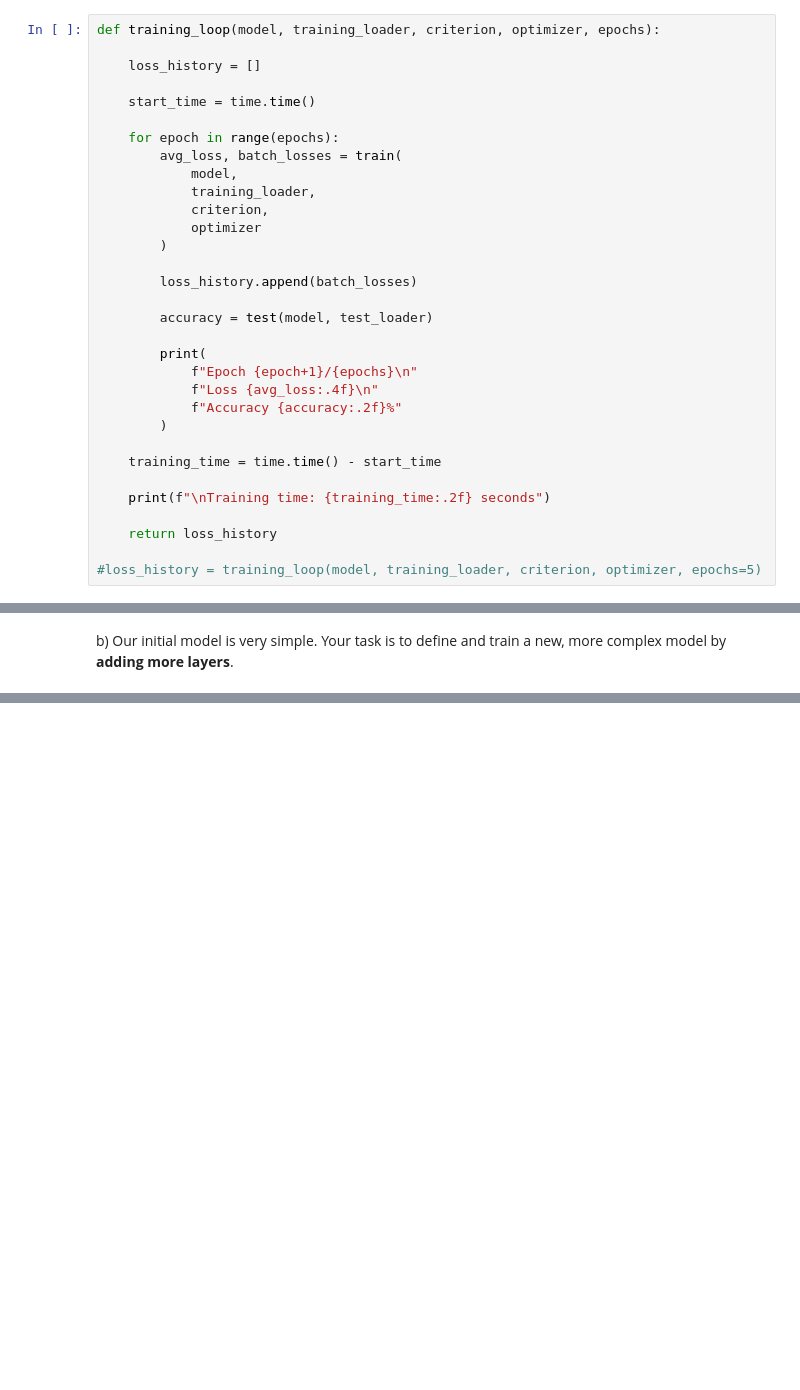
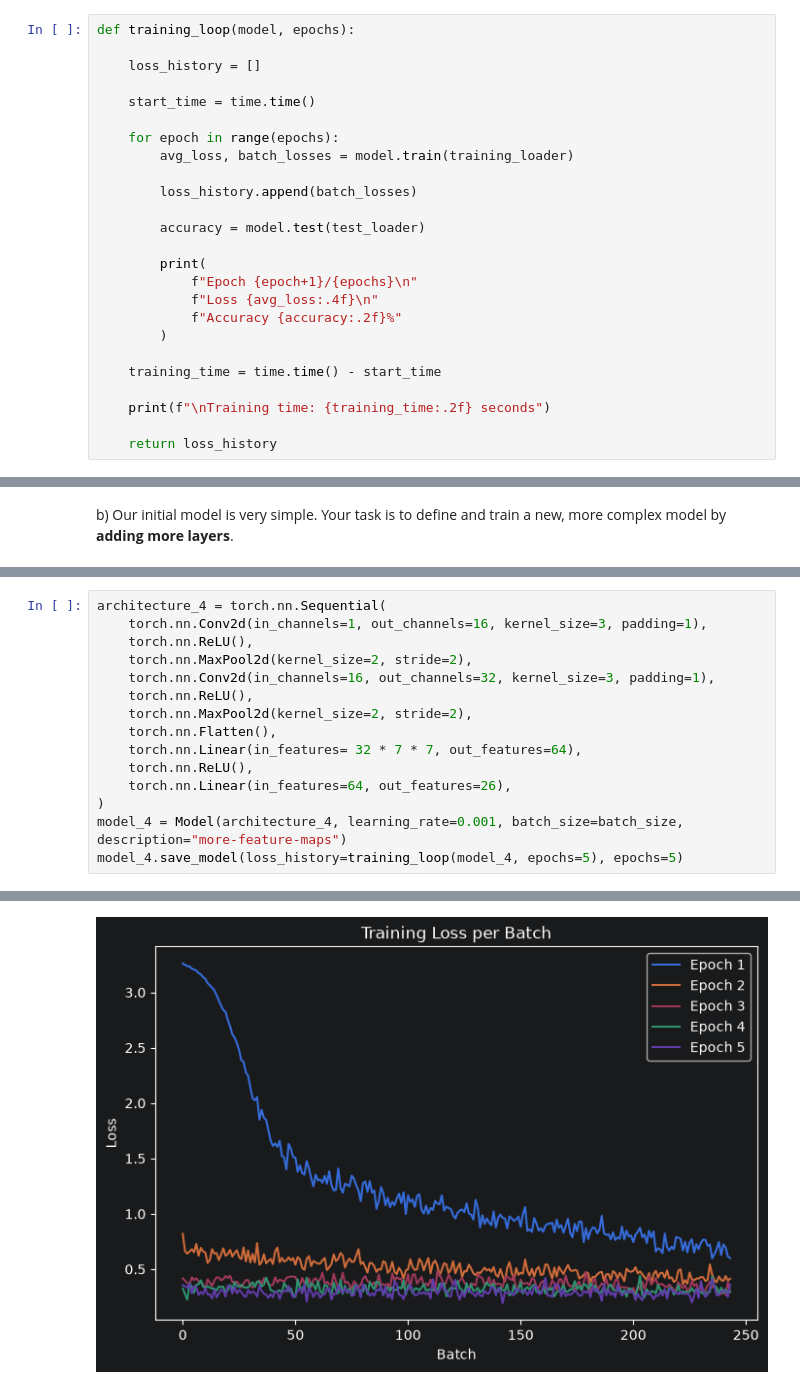
Before and after one commit to DerIltis/IAOR_SS26, a Jupyter notebook: src/final_project.ipynb, the cells around one changed output, grey strips where cells are left out. Saved outputs shown, nothing was run; the diff lists cells and outputs as text; blank space fills up the shorter version.

Commit message:
define model class to reduce redundancies, add two more models for testing

```diff
--- a/src/final_project.ipynb
+++ b/src/final_project.ipynb
@@ -133,23 +154,18 @@ def test(model, test_loader):
 # %% [markdown]
 ##### Training Loop
 # %%
-def training_loop(model, training_loader, criterion, optimizer, epochs):
+def training_loop(model, epochs):
 
     loss_history = []
 
     start_time = time.time()
 
     for epoch in range(epochs):
-        avg_loss, batch_losses = train(
-            model,
-            training_loader,
-            criterion,
-            optimizer
-        )
+        avg_loss, batch_losses = model.train(training_loader)
 
         loss_history.append(batch_losses)
 
-        accuracy = test(model, test_loader)
+        accuracy = model.test(test_loader)
 
         print(
             f"Epoch {epoch+1}/{epochs}\n"
@@ -162,8 +178,6 @@ def training_loop(model, training_loader, criterion, optimizer, epochs):
     print(f"\nTraining time: {training_time:.2f} seconds")
 
     return loss_history
-
-#loss_history = training_loop(model, training_loader, criterion, optimizer, epochs=5)
 # %% [markdown]
 ##### Training Loss Plot
 # %%
@@ -345,0 +260,16 @@ Model saved to: models/cnn_pooling-between_epo_5_bts_512_lay_8_opt_Adam_tim_1786
+# %%
+architecture_4 = torch.nn.Sequential(
+    torch.nn.Conv2d(in_channels=1, out_channels=16, kernel_size=3, padding=1),
+    torch.nn.ReLU(),
+    torch.nn.MaxPool2d(kernel_size=2, stride=2),
+    torch.nn.Conv2d(in_channels=16, out_channels=32, kernel_size=3, padding=1),
+    torch.nn.ReLU(),
+    torch.nn.MaxPool2d(kernel_size=2, stride=2),
+    torch.nn.Flatten(),
+    torch.nn.Linear(in_features= 32 * 7 * 7, out_features=64),
+    torch.nn.ReLU(),
+    torch.nn.Linear(in_features=64, out_features=26),
+)
+model_4 = Model(architecture_4, learning_rate=0.001, batch_size=batch_size, description="more-feature-maps")
+model_4.save_model(loss_history=training_loop(model_4, epochs=5), epochs=5)
+# %% [output]
@@ -345,0 +295 @@ Model saved to: models/cnn_pooling-between_epo_5_bts_512_lay_8_opt_Adam_tim_1786
+[figure, added]
```
Also changed, not shown: parts of 20 cells of this notebook.
